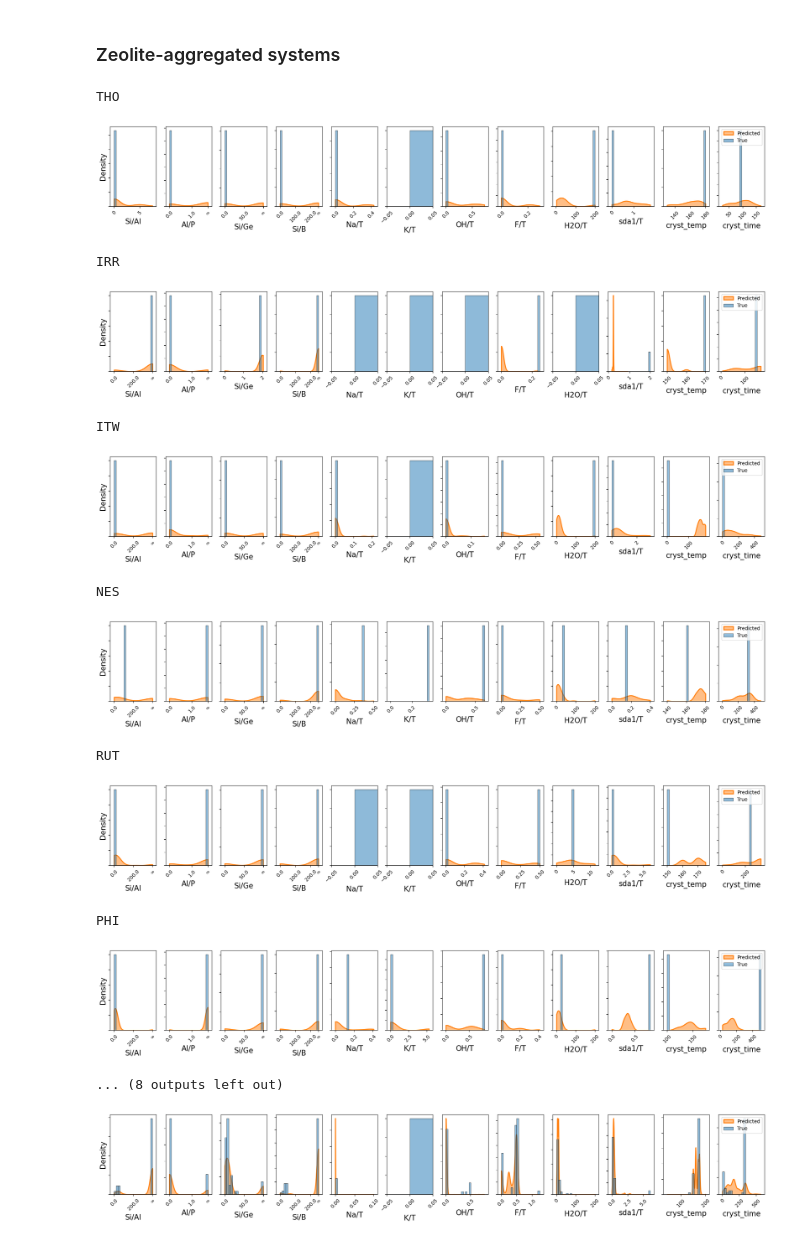
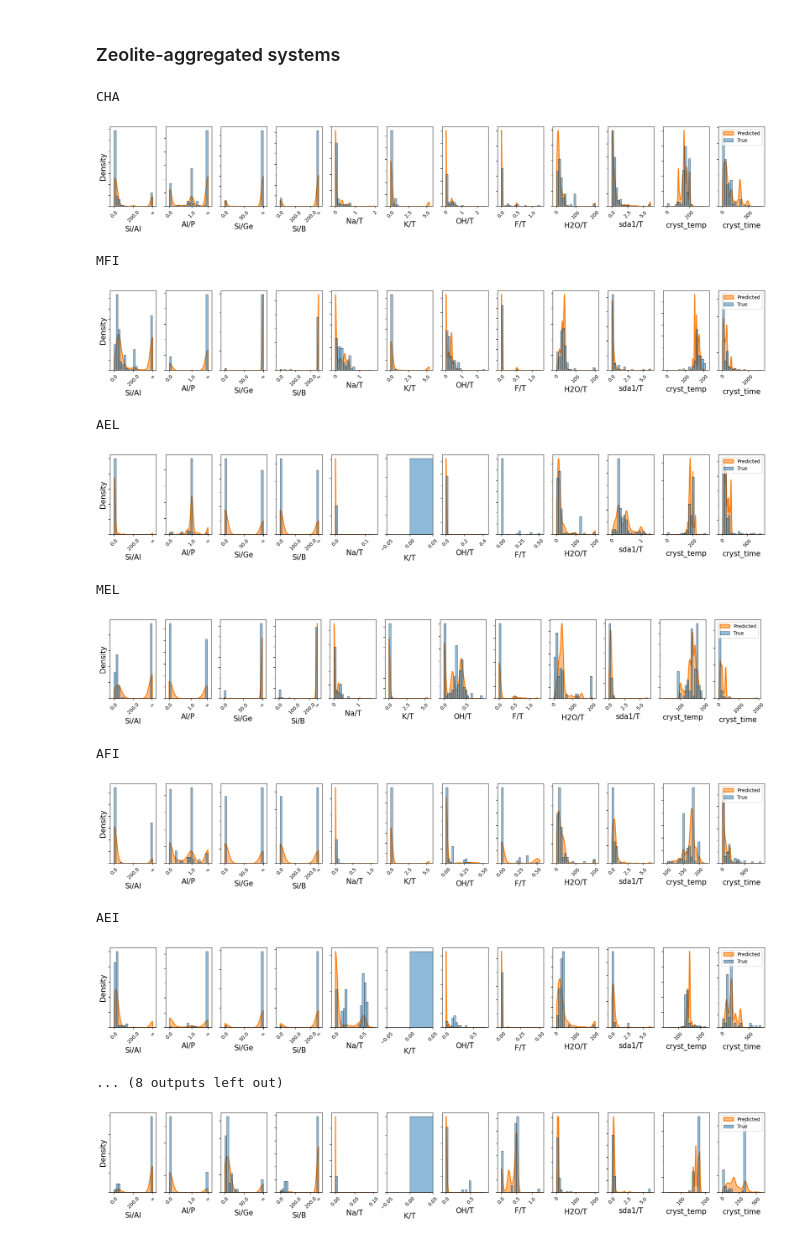
Before and after one commit to eltonpan/zeosyn_gen, a Jupyter notebook: visualize_pred.ipynb, the cells around one changed output. Drawn from its saved outputs; the diff is of its cells as text; code cells hidden in the pictures.

```diff
--- a/visualize_pred.ipynb
+++ b/visualize_pred.ipynb
@@ -58,21 +59,27 @@ _, _, test_dataset = dataset.train_val_test_split(mode=split, both_graph_feat_pr
 # Get test zeolites and OSDAs
 zeo_code, zeo, osda_smiles, osda, = test_dataset[3], test_dataset[5], test_dataset[13], test_dataset[15],
 
-# Predict synthesis conditions
-zeo_code = repeat(np.array(zeo_code), 'n -> (repeat n)', repeat = 50)
-zeo = repeat(zeo, 'n d -> (repeat n) d', repeat = 50)
-osda_smiles = repeat(np.array(osda_smiles), 'n -> (repeat n)', repeat = 50)
-osda = repeat(osda, 'n d -> (repeat n) d', repeat = 50)
-zeo, osda = zeo.to(configs['device']), osda.to(configs['device'])
-syn_pred = torch.tensor(model.predict(zeo, osda).cpu().detach().numpy())
+if not os.path.isfile(f'runs/{model_type}/{split}/{fname}/syn_pred_agg.csv'): # If synthetic predictions not already saved
+    print('Systems not predicted yet, predicting and saving...')
+    # Predict synthesis conditions
+    zeo_code = repeat(np.array(zeo_code), 'n -> (repeat n)', repeat = 50)
+    zeo = repeat(zeo, 'n d -> (repeat n) d', repeat = 50)
+    osda_smiles = repeat(np.array(osda_smiles), 'n -> (repeat n)', repeat = 50)
+    osda = repeat(osda, 'n d -> (repeat n) d', repeat = 50)
+    zeo, osda = zeo.to(configs['device']), osda.to(configs['device'])
+    syn_pred = torch.tensor(model.predict(zeo, osda).cpu().detach().numpy())
 
-# Scale synthesis conditions back
-for ratio_idx, ratio in enumerate(dataset.ratio_names+dataset.cond_names):
-    qt = dataset.qts[ratio] # load quantile transformer
-    syn_pred[:,ratio_idx] = torch.tensor(qt.inverse_transform(syn_pred[:,ratio_idx].reshape(-1, 1))).reshape(-1) # transform back
-syn_pred = pd.DataFrame(syn_pred, columns=dataset.ratio_names+dataset.cond_names)
-syn_pred['zeo'], syn_pred['osda'] = zeo_code, osda_smiles
-syn_pred.to_csv(f'runs/{model_type}/{split}/{fname}/syn_pred_agg.csv', index=False) # Save synthetic predictions
+    # Scale synthesis conditions back
+    for ratio_idx, ratio in enumerate(dataset.ratio_names+dataset.cond_names):
+        qt = dataset.qts[ratio] # load quantile transformer
+        syn_pred[:,ratio_idx] = torch.tensor(qt.inverse_transform(syn_pred[:,ratio_idx].reshape(-1, 1))).reshape(-1) # transform back
+    syn_pred = pd.DataFrame(syn_pred, columns=dataset.ratio_names+dataset.cond_names)
+    syn_pred['zeo'], syn_pred['osda'] = zeo_code, osda_smiles
+    syn_pred.to_csv(f'runs/{model_type}/{split}/{fname}/syn_pred_agg.csv', index=False) # Save synthetic predictions
+else:
+    print('Loading synthetic predictions from saved predictions...')
+    syn_pred = pd.read_csv(f'runs/{model_type}/{split}/{fname}/syn_pred_agg.csv')
+
 syn_pred.shape
 # %% [output]
 SYSTEMS:
@@ -106,31 +314,31 @@ utils.compare_gel_conds([syn_pred, syn_true], ['Predicted', 'True'], [True, Fals
 # %%
 # Top 10 most/least common zeolites in test set
 zeo_systems = list(syn_true['zeo'].value_counts().index)
 count = 0
-# for zeo in zeo_systems:
-for zeo in reversed(zeo_systems):
+for zeo in zeo_systems:
+# for zeo in reversed(zeo_systems):
     if zeo != 'Dense/Amorphous':
         print(zeo)
         sys_syn_pred = syn_pred[syn_pred['zeo'] == zeo]
         sys_syn_true = syn_true[syn_true['zeo'] == zeo]
         utils.compare_gel_conds([sys_syn_pred, sys_syn_true], ['Predicted', 'True'], [True, False], [False, True], ['tab:orange', 'tab:blue'], common_norm=True, alpha=0.5)
 
         count += 1
     if count == 10:
         break
 # %% [output]
-THO
+CHA
-[figure, old version]
+[figure, new version]
-IRR
+MFI
-[figure, old version]
+[figure, new version]
-ITW
+AEL
-[figure, old version]
+[figure, new version]
-NES
+MEL
-[figure, old version]
+[figure, new version]
-RUT
+AFI
-[figure, old version]
+[figure, new version]
-PHI
+AEI
-[figure, old version]
+[figure, new version]
 ... (8 outputs left out)
 # %%
 # BEC - observe Si/Ge and F/T
```
Also changed, not shown: parts of 9 cells of this notebook, 1 other file.
